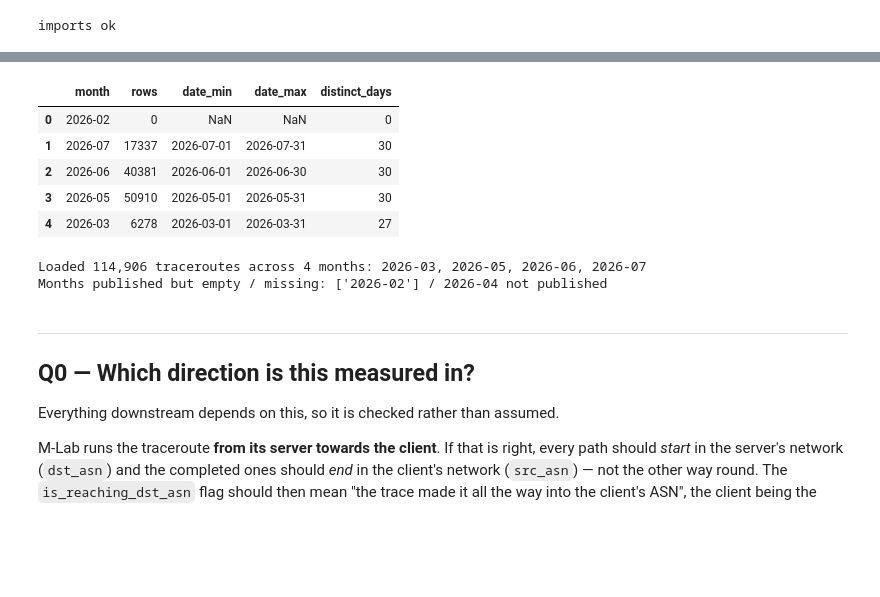
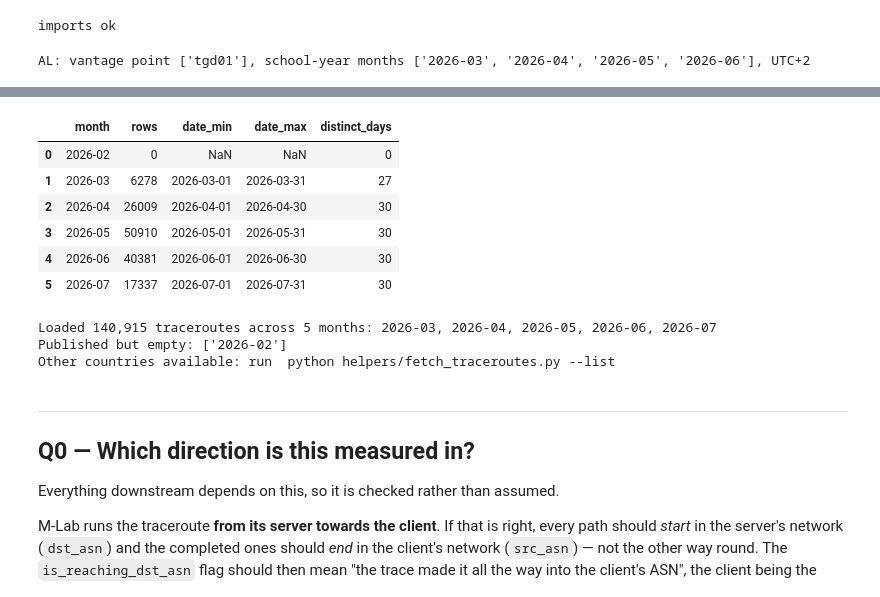
Before and after one commit to mabravoreyes/gigameter-explorer, a Jupyter notebook: meter_traceroutes_07.ipynb, the cells around one changed output, grey strips where cells are left out. Drawn from its saved outputs; the diff is of its cells as text; code cells hidden in the pictures; blank space fills up the shorter version.

```diff
--- a/meter_traceroutes_07.ipynb
+++ b/meter_traceroutes_07.ipynb
@@ -81,3 +60,34 @@ MIN_PATHS = 100
+# %%
+# =============================================================================
+# CONFIGURATION
+# =============================================================================
+COUNTRY_ISO2 = "AL"          # <- country to analyse; anything under data/traceroutes/
+MONTHS       = None          # None = every published month; else e.g. ['2026-05','2026-06']
+
+# Per-country parameters. `school_year_months` excludes the summer break, which
+# Q2 verifies from the data rather than taking on trust; `primary_site` pins the
+# vantage point so latency comparisons share a destination (a list is allowed
+# where two sites in one city carry comparable traffic).
+COUNTRY_CONFIG = {
+    'AL': dict(utc_offset=2,  primary_site='tgd01',
+               school_year_months=['2026-03', '2026-04', '2026-05', '2026-06']),
+    'BZ': dict(utc_offset=-6, primary_site=['mex01', 'mex04'],
+               school_year_months=['2026-02', '2026-03', '2026-04', '2026-05', '2026-06']),
+}
+
+_cfg = COUNTRY_CONFIG[COUNTRY_ISO2]
+UTC_OFFSET_HOURS   = _cfg['utc_offset']
+PRIMARY_SITE       = _cfg['primary_site']
+SCHOOL_YEAR_MONTHS = _cfg['school_year_months']
+_SITES = [PRIMARY_SITE] if isinstance(PRIMARY_SITE, str) else list(PRIMARY_SITE)
+
+# An ISP-month needs at least this many completed paths to support a claim.
+MIN_PATHS = 100
+
+print(f"{COUNTRY_ISO2}: vantage point {_SITES}, "
+      f"school-year months {SCHOOL_YEAR_MONTHS}, UTC{UTC_OFFSET_HOURS:+d}")
+# %% [output]
+AL: vantage point ['tgd01'], school-year months ['2026-03', '2026-04', '2026-05', '2026-06'], UTC+2
 # %%
 # =============================================================================
 # LOAD — monthly exports -> one frame
@@ -87,14 +97,16 @@ MIN_PATHS = 100
 tr = load_traceroutes(COUNTRY_ISO2, months=MONTHS)
 
 MAN = manifest(COUNTRY_ISO2)
-print(f"Source: {MAN['source_url']}")
-print(f"Retrieved: {MAN['retrieved']}\n")
+print(f"Source:    {MAN['source_url']}")
+print(f"Bucket:    {MAN.get('bucket', '-')}")
+print(f"Retrieved: {MAN.get('retrieved', '-')}\n")
 
 _files = pd.DataFrame(MAN['files'])[['month', 'rows', 'date_min', 'date_max', 'distinct_days']]
 display(_files)
 
 print(f"\nLoaded {len(tr):,} traceroutes across {tr['month'].nunique()} months: "
       f"{', '.join(sorted(tr['month'].unique()))}")
-print("Months published but empty / missing:",
-      [f['month'] for f in MAN['files'] if f['rows'] == 0] or 'none', "/ 2026-04 not published")
+_empty = [f['month'] for f in MAN['files'] if f['rows'] == 0]
+print("Published but empty:", _empty or 'none')
+print("Other countries available: run  python helpers/fetch_traceroutes.py --list")
 # %% [output]
@@ -102,12 +115,14 @@ Source: https://giga-traceroutes.measurementlab.net/country/al.html
 Retrieved: 2026-08-29
 |  | month | rows | date_min | date_max | distinct_days |
 | 0 | 2026-02 | 0 | NaN | NaN | 0 |
-| 1 | 2026-07 | 17337 | 2026-07-01 | 2026-07-31 | 30 |
-| 2 | 2026-06 | 40381 | 2026-06-01 | 2026-06-30 | 30 |
+| 1 | 2026-03 | 6278 | 2026-03-01 | 2026-03-31 | 27 |
+| 2 | 2026-04 | 26009 | 2026-04-01 | 2026-04-30 | 30 |
 | 3 | 2026-05 | 50910 | 2026-05-01 | 2026-05-31 | 30 |
-| 4 | 2026-03 | 6278 | 2026-03-01 | 2026-03-31 | 27 |
+| 4 | 2026-06 | 40381 | 2026-06-01 | 2026-06-30 | 30 |
+| 5 | 2026-07 | 17337 | 2026-07-01 | 2026-07-31 | 30 |
-Loaded 114,906 traceroutes across 4 months: 2026-03, 2026-05, 2026-06, 2026-07
-Months published but empty / missing: ['2026-02'] / 2026-04 not published
+Loaded 140,915 traceroutes across 5 months: 2026-03, 2026-04, 2026-05, 2026-06, 2026-07
+Published but empty: ['2026-02']
+Other countries available: run  python helpers/fetch_traceroutes.py --list
 # %% [markdown]
 ---
 ## Q0 — Which direction is this measured in?
```
Also changed, not shown: parts of 19 cells of this notebook, 7 other files.
